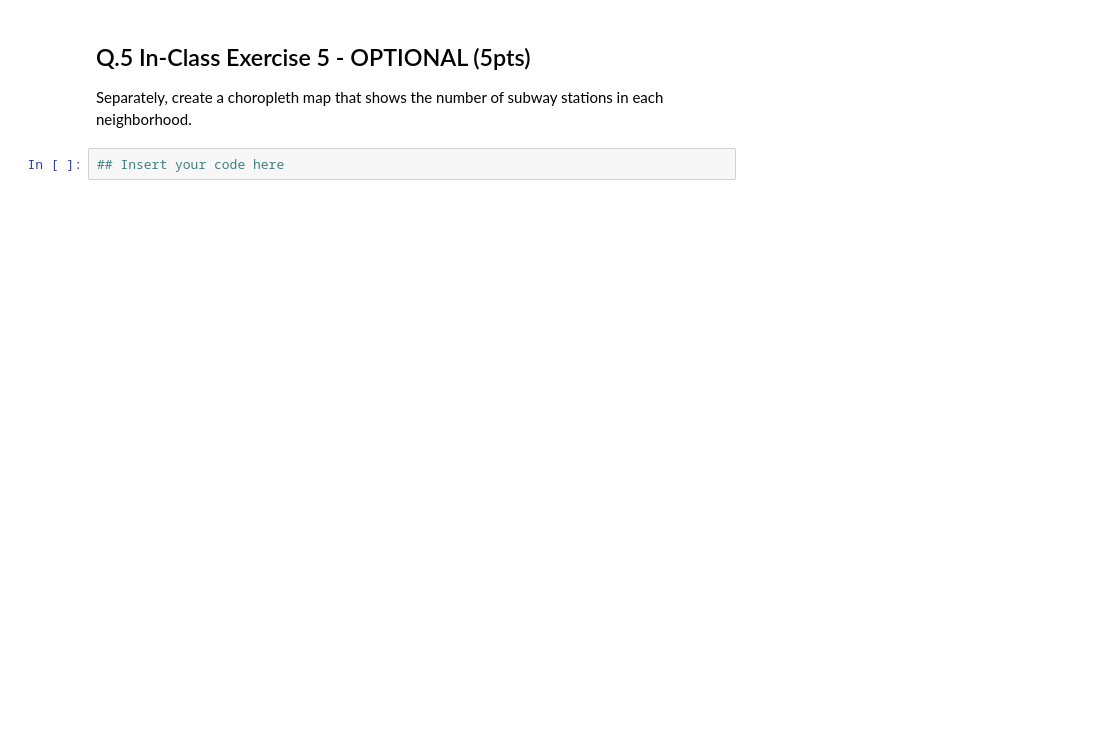
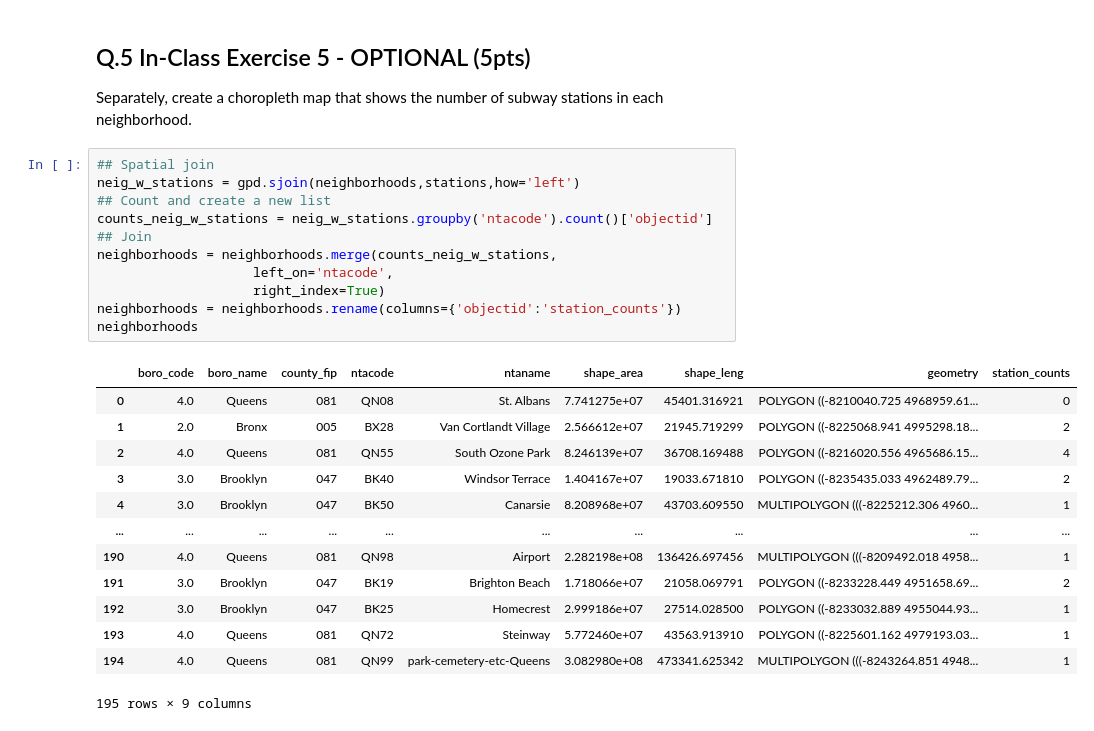
Before and after one commit to Keplex/4680_5680_intro_uds, a Jupyter notebook: Week2/W2_geopandas.ipynb, the cells around one changed output. Drawn from its saved outputs; the diff is of its cells as text; blank space fills up the shorter version.

```diff
--- a/Week2/W2_geopandas.ipynb
+++ b/Week2/W2_geopandas.ipynb
@@ -664,4 +759,27 @@ Create a new column called `area` in `public_housing_buffer` that the area of th
 ## Q.5 In-Class Exercise 5 - OPTIONAL (5pts)
 Separately, create a choropleth map that shows the number of subway stations in each neighborhood.
 # %%
-## Insert your code here
+## Spatial join
+neig_w_stations = gpd.sjoin(neighborhoods,stations,how='left')
+## Count and create a new list
+counts_neig_w_stations = neig_w_stations.groupby('ntacode').count()['objectid']
+## Join
+neighborhoods = neighborhoods.merge(counts_neig_w_stations,
+                    left_on='ntacode',
+                    right_index=True)
+neighborhoods = neighborhoods.rename(columns={'objectid':'station_counts'})
+neighborhoods
+# %% [output]
+|  | boro_code | boro_name | county_fip | ntacode | ntaname | shape_area | shape_leng | geometry | station_counts |
+| 0 | 4.0 | Queens | 081 | QN08 | St. Albans | 7.741275e+07 | 45401.316921 | POLYGON ((-8210040.725 4968959.61... | 0 |
+| 1 | 2.0 | Bronx | 005 | BX28 | Van Cortlandt Village | 2.566612e+07 | 21945.719299 | POLYGON ((-8225068.941 4995298.18... | 2 |
+| 2 | 4.0 | Queens | 081 | QN55 | South Ozone Park | 8.246139e+07 | 36708.169488 | POLYGON ((-8216020.556 4965686.15... | 4 |
+| 3 | 3.0 | Brooklyn | 047 | BK40 | Windsor Terrace | 1.404167e+07 | 19033.671810 | POLYGON ((-8235435.033 4962489.79... | 2 |
+| 4 | 3.0 | Brooklyn | 047 | BK50 | Canarsie | 8.208968e+07 | 43703.609550 | MULTIPOLYGON (((-8225212.306 4960... | 1 |
+| ... | ... | ... | ... | ... | ... | ... | ... | ... | ... |
+| 190 | 4.0 | Queens | 081 | QN98 | Airport | 2.282198e+08 | 136426.697456 | MULTIPOLYGON (((-8209492.018 4958... | 1 |
+| 191 | 3.0 | Brooklyn | 047 | BK19 | Brighton Beach | 1.718066e+07 | 21058.069791 | POLYGON ((-8233228.449 4951658.69... | 2 |
+| 192 | 3.0 | Brooklyn | 047 | BK25 | Homecrest | 2.999186e+07 | 27514.028500 | POLYGON ((-8233032.889 4955044.93... | 1 |
+| 193 | 4.0 | Queens | 081 | QN72 | Steinway | 5.772460e+07 | 43563.913910 | POLYGON ((-8225601.162 4979193.03... | 1 |
+| 194 | 4.0 | Queens | 081 | QN99 | park-cemetery-etc-Queens | 3.082980e+08 | 473341.625342 | MULTIPOLYGON (((-8243264.851 4948... | 1 |
+195 rows × 9 columns
```
Also changed, not shown: parts of 11 cells of this notebook, 7 other files.
